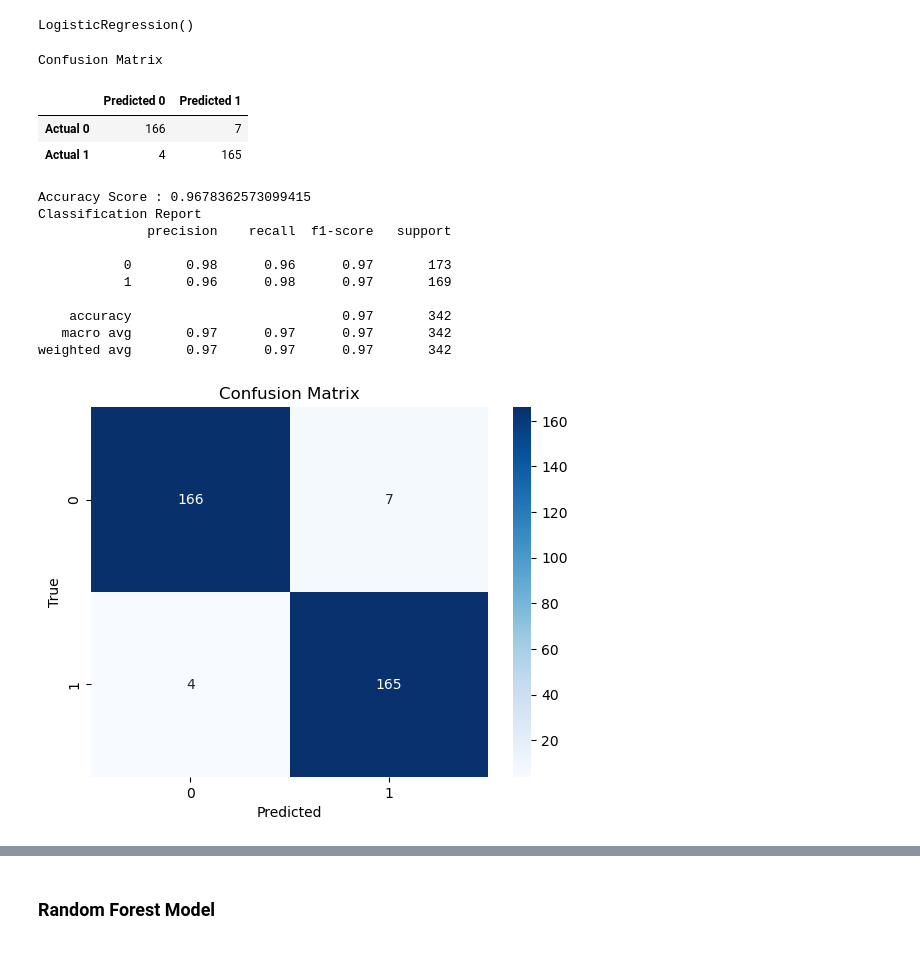
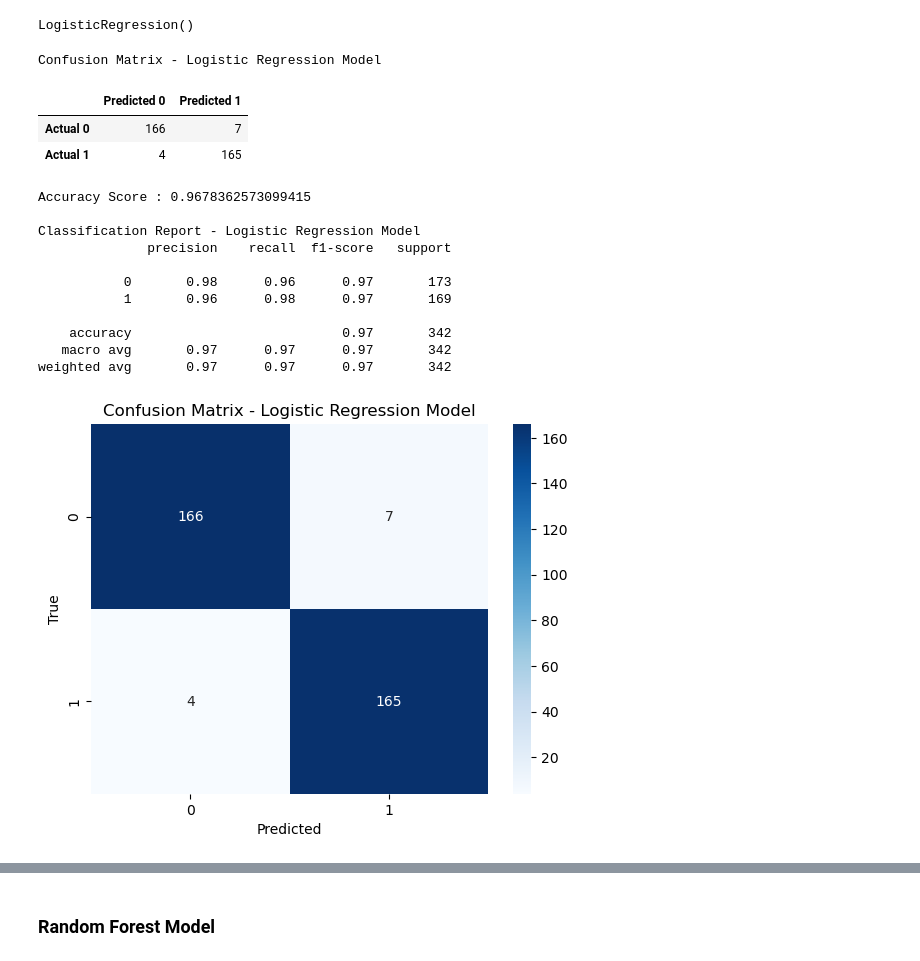
Before and after one commit to NidaB-C/happiness_project, a Jupyter notebook: notebooks/02_Model_Prototyping.ipynb, the cells around one changed output, grey strips where cells are left out. Drawn from its saved outputs; the diff is of its cells as text; code cells hidden in the pictures.

```diff
--- a/notebooks/02_Model_Prototyping.ipynb
+++ b/notebooks/02_Model_Prototyping.ipynb
@@ -69,18 +69,20 @@ conf_matrix_df = pd.DataFrame(
 accuracy = accuracy_score(y_test, y_pred)
 # %%
 #Displaying results
-print("Confusion Matrix")
+print("Confusion Matrix - Logistic Regression Model")
 display(conf_matrix_df)
 print(f"Accuracy Score : {accuracy}")
-print("Classification Report")
+print("")
+print("Classification Report - Logistic Regression Model")
 print(classification_report(y_test, y_pred))
 # %% [output]
-Confusion Matrix
+Confusion Matrix - Logistic Regression Model
 |  | Predicted 0 | Predicted 1 |
 | Actual 0 | 166 | 7 |
 | Actual 1 | 4 | 165 |
 Accuracy Score : 0.9678362573099415
-Classification Report
+
+Classification Report - Logistic Regression Model
               precision    recall  f1-score   support
 
            0       0.98      0.96      0.97       173
@@ -92,10 +94,10 @@ weighted avg       0.97      0.97      0.97       342
 # %%
 # Display the confusion matrix
 sns.heatmap(conf_matrix, annot=True, fmt='d', cmap='Blues')
 plt.xlabel('Predicted')
 plt.ylabel('True')
-plt.title('Confusion Matrix')
+plt.title('Confusion Matrix - Logistic Regression Model')
 plt.show()
 # %% [output]
-[figure, old version]
+[figure, new version]
 # %% [markdown]
```
Also changed, not shown: parts of 12 cells of this notebook.
